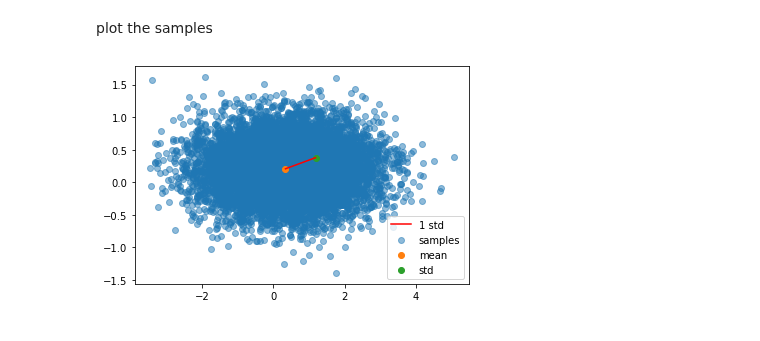
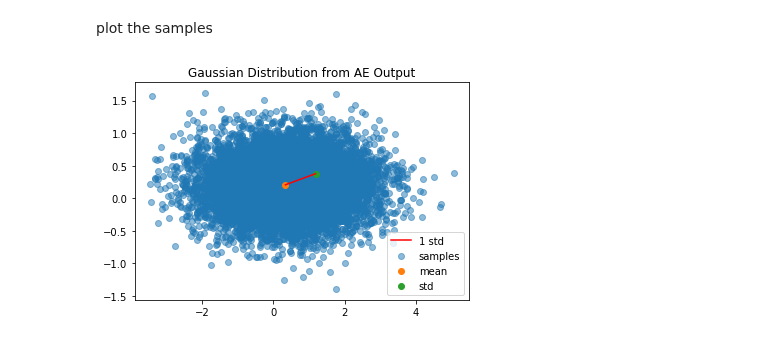
Before and after one commit to darrahts/deeplearning, a Jupyter notebook: variationalAE.ipynb, the cells around one changed output. Drawn from its saved outputs; the diff is of its cells as text; code cells hidden in the pictures.

Commit message:
added title to plot

```diff
--- a/variationalAE.ipynb
+++ b/variationalAE.ipynb
@@ -46,9 +46,10 @@ plot the samples
 # %%
 plt.scatter(samples[:,0], samples[:,1], alpha=.5, label='samples')
 plt.scatter(mean[0], mean[1], label='mean')
 plt.scatter(std[0], std[1], label='std')
 plt.plot([mean[0], std[0]], [mean[1], std[1]], 'r', label='1 std')
 plt.legend()
+plt.title("Gaussian Distribution from AE Output")
 plt.show()
 # %% [output]
-[figure, old version]
+[figure, new version]
```
